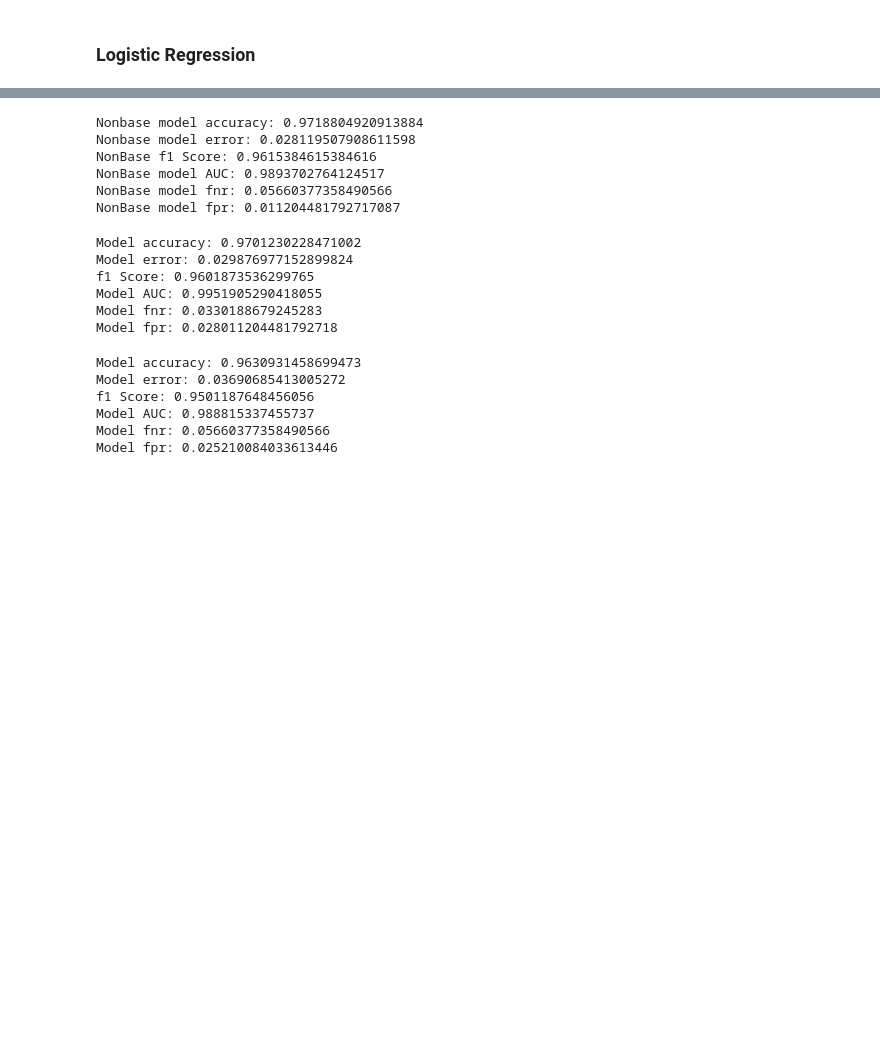
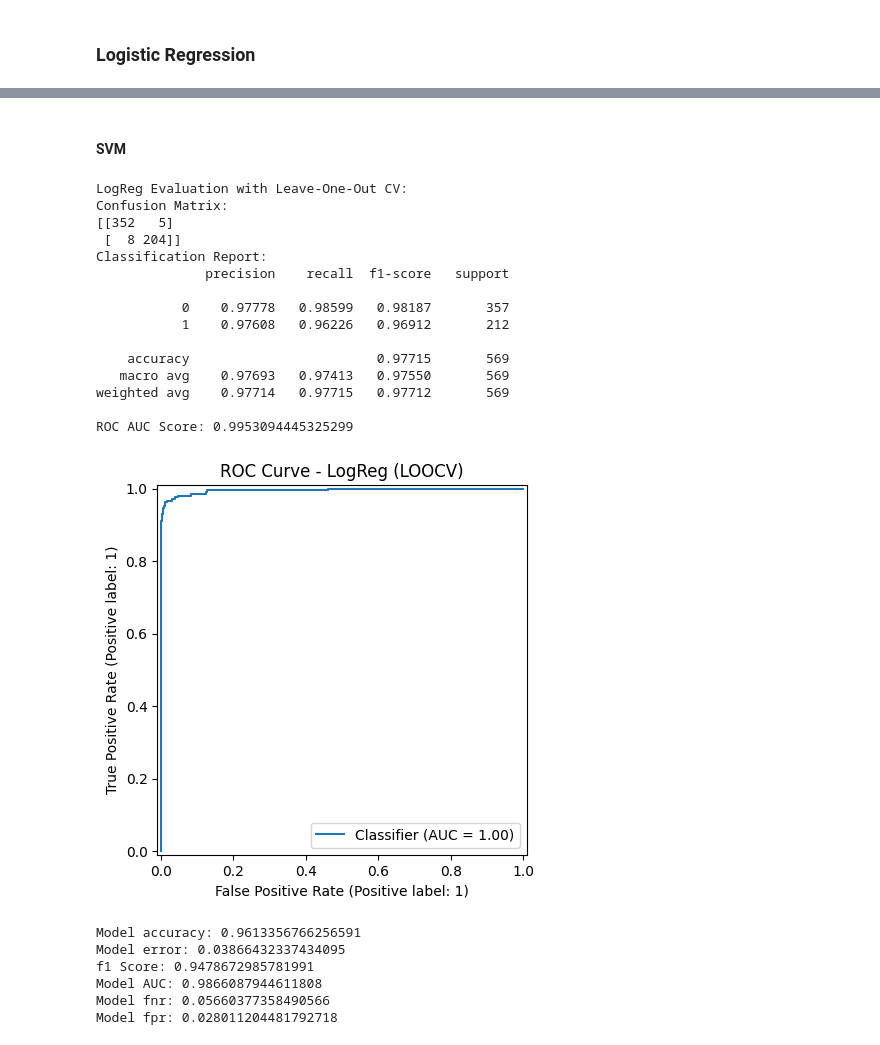
Before and after one commit to ags1709/cancer-classification, a Jupyter notebook: project.ipynb, the cells around one changed output, grey strips where cells are left out. Saved outputs shown, nothing was run; the diff lists cells and outputs as text; code cells hidden in the pictures; blank space fills up the shorter version.

```diff
--- a/project.ipynb
+++ b/project.ipynb
@@ -408,54 +470,50 @@ _ = display.ax_.set_title("2-class Precision-Recall curve")
+# %% [markdown]
+#### SVM
 # %%
-K = X.shape[0]
-# K = 10
-# Compare base KNN to task KNN through K-fold cross validation
-# base_accuracy, base_error, base_f1_score, base_auc, base_fpr, base_tpr, base_fnr, base_tnr = kfold_evaluation(K, BaseSoftKNN(X, y, 5), X, y)
-nonbase_accuracy, nonbase_error, nonbase_f1_score, nonbase_auc, nonbase_fpr, nonbase_tpr, nonbase_fnr, nonbase_tnr = kfold_evaluation_outliers_removed(K, KNeighborsClassifier(n_neighbors=10), X, y)
+# K = X.shape[0]
+# accuracy, error = kfold_accuracy(K, svm.SVC(kernel="rbf"), X, y)
+# nonbase_accuracy, nonbase_error, nonbase_f1_score, nonbase_auc, nonbase_fpr, nonbase_tpr, nonbase_fnr, nonbase_tnr, nonbase_precision = kfold_evaluation(K, svm.SVC(kernel="linear", probability=True), X, y)
+# model.fit(X,y)
 
-# print(f"Base model accuracy: {base_accuracy}\nBase model error: {base_error}\nBase f1 Score: {base_f1_score}\nBase model AUC: {base_auc}\nBase model fnr: {base_fnr}\nBase model fpr: {base_fpr}\n")
-print(f"Nonbase model accuracy: {nonbase_accuracy}\nNonbase model error: {nonbase_error}\nNonBase f1 Score: {nonbase_f1_score}\nNonBase model AUC: {nonbase_auc}\nNonBase model fnr: {nonbase_fnr}\nNonBase model fpr: {nonbase_fpr}\n")
+# print(accuracy, error)
+# print(f"Nonbase model accuracy: {nonbase_accuracy}\nNonbase model error: {nonbase_error}\nNonBase f1 Score: {nonbase_f1_score}\nNonBase model AUC: {nonbase_auc}\nNonBase model fnr: {nonbase_fnr}\nNonBase model fpr: {nonbase_fpr}\n")
+
+model = svm.SVC(kernel="rbf", probability=True)
+evaluateModelLOOCV(model, X, y)
 # %% [output]
-Nonbase model accuracy: 0.9718804920913884
-Nonbase model error: 0.028119507908611598
-NonBase f1 Score: 0.9615384615384616
-NonBase model AUC: 0.9893702764124517
-NonBase model fnr: 0.05660377358490566
-NonBase model fpr: 0.011204481792717087
+LogReg Evaluation with Leave-One-Out CV:
+Confusion Matrix:
+[[352   5]
+ [  8 204]]
+Classification Report:
+              precision    recall  f1-score   support
+
+           0    0.97778   0.98599   0.98187       357
+           1    0.97608   0.96226   0.96912       212
+
+    accuracy                        0.97715       569
+   macro avg    0.97693   0.97413   0.97550       569
+weighted avg    0.97714   0.97715   0.97712       569
+
+ROC AUC Score: 0.9953094445325299
+[figure, added]
 # %%
 K = X.shape[0]
-# accuracy, error = kfold_accuracy(K, svm.SVC(kernel="rbf"), X, y)
-accuracy, error, f1_score, auc, fpr, tpr, fnr, tnr = kfold_evaluation_outliers_removed(K, svm.SVC(kernel="rbf", probability=True), X, y)
-# model.fit(X,y)
+# K = 10
+# model = BaggingClassifier(LogisticRegression(max_iter=1000))
+# accuracy, error = kfold_accuracy(K, BaggingClassifier(LogisticRegression()), X, y)
+# accuracy, error = kfold_accuracy(K, AdaBoostClassifier(LogisticRegression()), X, y)
+accuracy, error, f1_score, auc, fpr, tpr, fnr, tnr = kfold_evaluation_outliers_removed(K, RandomForestClassifier(), X, y)
+print(f"Model accuracy: {accuracy}\nModel error: {error}\nf1 Score: {f1_score}\nModel AUC: {auc}\nModel fnr: {fnr}\nModel fpr: {fpr}\n")
 
 # print(accuracy, error)
-print(f"Model accuracy: {accuracy}\nModel error: {error}\nf1 Score: {f1_score}\nModel AUC: {auc}\nModel fnr: {fnr}\nModel fpr: {fpr}\n")
 # %% [output]
-Model accuracy: 0.9701230228471002
-Model error: 0.029876977152899824
-f1 Score: 0.9601873536299765
-Model AUC: 0.9951905290418055
-Model fnr: 0.0330188679245283
+Model accuracy: 0.9613356766256591
+Model error: 0.03866432337434095
+f1 Score: 0.9478672985781991
+Model AUC: 0.9866087944611808
+Model fnr: 0.05660377358490566
 Model fpr: 0.028011204481792718
-# %%
-K = X.shape[0]
-# K = 10
-# model = BaggingClassifier(LogisticRegression(max_iter=1000))
-# accuracy, error = kfold_accuracy(K, BaggingClassifier(LogisticRegression()), X, y)
-# accuracy, error = kfold_accuracy(K, AdaBoostClassifier(LogisticRegression()), X, y)
-accuracy, error, f1_score, auc, fpr, tpr, fnr, tnr = kfold_evaluation_outliers_removed(K, RandomForestClassifier(), X, y)
-print(f"Model accuracy: {accuracy}\nModel error: {error}\nf1 Score: {f1_score}\nModel AUC: {auc}\nModel fnr: {fnr}\nModel fpr: {fpr}\n")
-
-
-
-
-# print(accuracy, error)
-# %% [output]
-Model accuracy: 0.9630931458699473
-Model error: 0.03690685413005272
-f1 Score: 0.9501187648456056
-Model AUC: 0.988815337455737
-Model fnr: 0.05660377358490566
-Model fpr: 0.025210084033613446
 # %%
 class simpleSVM:
     def __init__(self, kernel='linear', C=1.0, degree=3, gamma=None, learning_rate=0.01, n_iters=1000):
```
Also changed, not shown: parts of 11 cells of this notebook.
